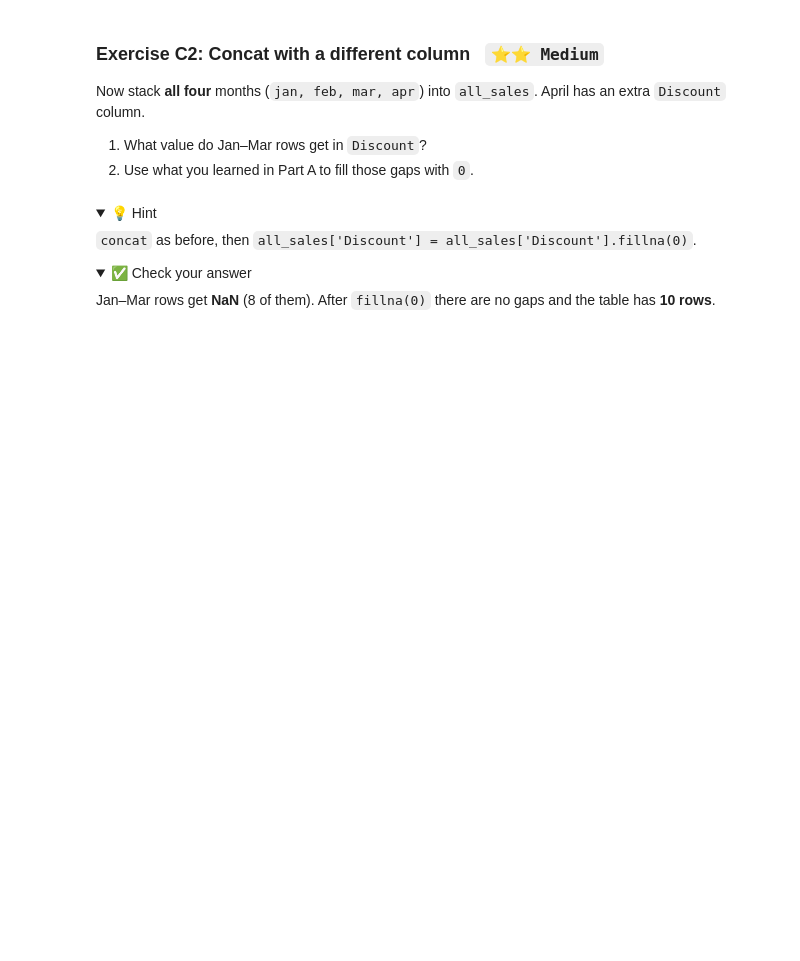
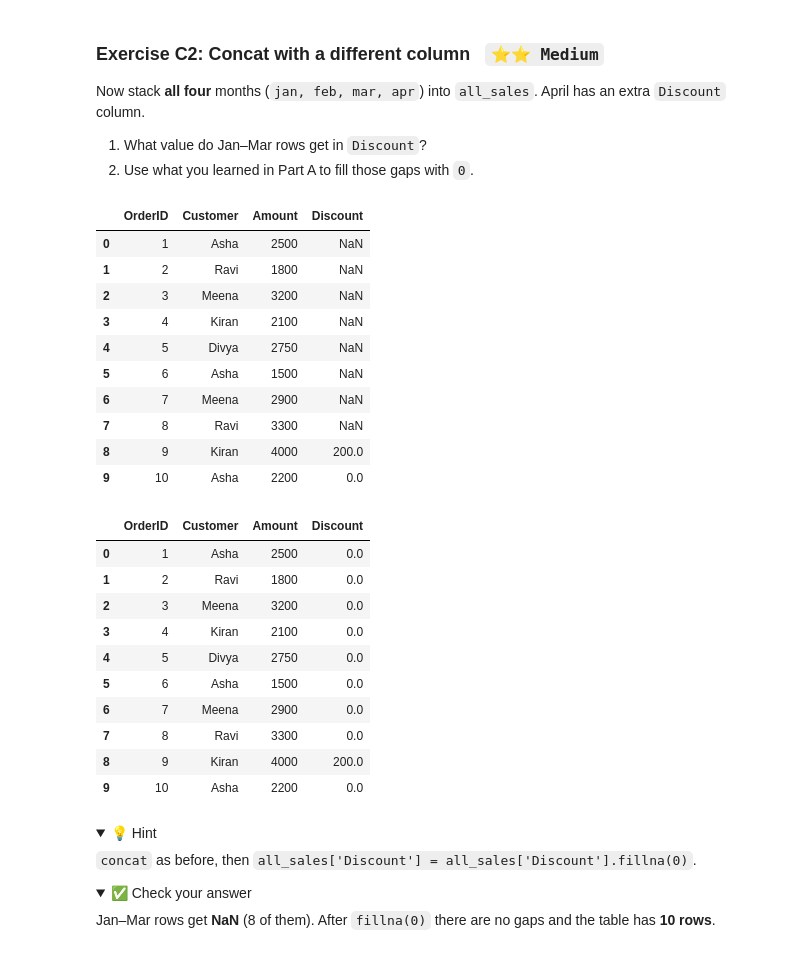
Before and after one commit to Taulant-TM/pandas-assessment, a Jupyter notebook: Pandas_Exercises.ipynb, the cells around one changed output. Saved outputs shown, nothing was run; the diff lists cells and outputs as text; code cells hidden in the pictures; folded sections open; blank space fills up the shorter version.

```diff
--- a/Pandas_Exercises.ipynb
+++ b/Pandas_Exercises.ipynb
@@ -750,7 +783,36 @@ Now stack **all four** months (`jan, feb, mar, apr`) into `all_sales`. April has
 1. What value do Jan–Mar rows get in `Discount`?
 2. Use what you learned in Part A to fill those gaps with `0`.
 # %%
-# Write your code here
+all_sales = pd.concat([jan, feb, mar, apr], ignore_index=True)
+
+display(all_sales)
+
+all_sales['Discount'] = all_sales['Discount'].fillna(0)
+
+display(all_sales)
+# %% [output]
+|  | OrderID | Customer | Amount | Discount |
+| 0 | 1 | Asha | 2500 | NaN |
+| 1 | 2 | Ravi | 1800 | NaN |
+| 2 | 3 | Meena | 3200 | NaN |
+| 3 | 4 | Kiran | 2100 | NaN |
+| 4 | 5 | Divya | 2750 | NaN |
+| 5 | 6 | Asha | 1500 | NaN |
+| 6 | 7 | Meena | 2900 | NaN |
+| 7 | 8 | Ravi | 3300 | NaN |
+| 8 | 9 | Kiran | 4000 | 200.0 |
+| 9 | 10 | Asha | 2200 | 0.0 |
+|  | OrderID | Customer | Amount | Discount |
+| 0 | 1 | Asha | 2500 | 0.0 |
+| 1 | 2 | Ravi | 1800 | 0.0 |
+| 2 | 3 | Meena | 3200 | 0.0 |
+| 3 | 4 | Kiran | 2100 | 0.0 |
+| 4 | 5 | Divya | 2750 | 0.0 |
+| 5 | 6 | Asha | 1500 | 0.0 |
+| 6 | 7 | Meena | 2900 | 0.0 |
+| 7 | 8 | Ravi | 3300 | 0.0 |
+| 8 | 9 | Kiran | 4000 | 200.0 |
+| 9 | 10 | Asha | 2200 | 0.0 |
 # %% [markdown]
 <details><summary>💡 Hint</summary>
 
```
Also changed, not shown: parts of 10 cells of this notebook.
